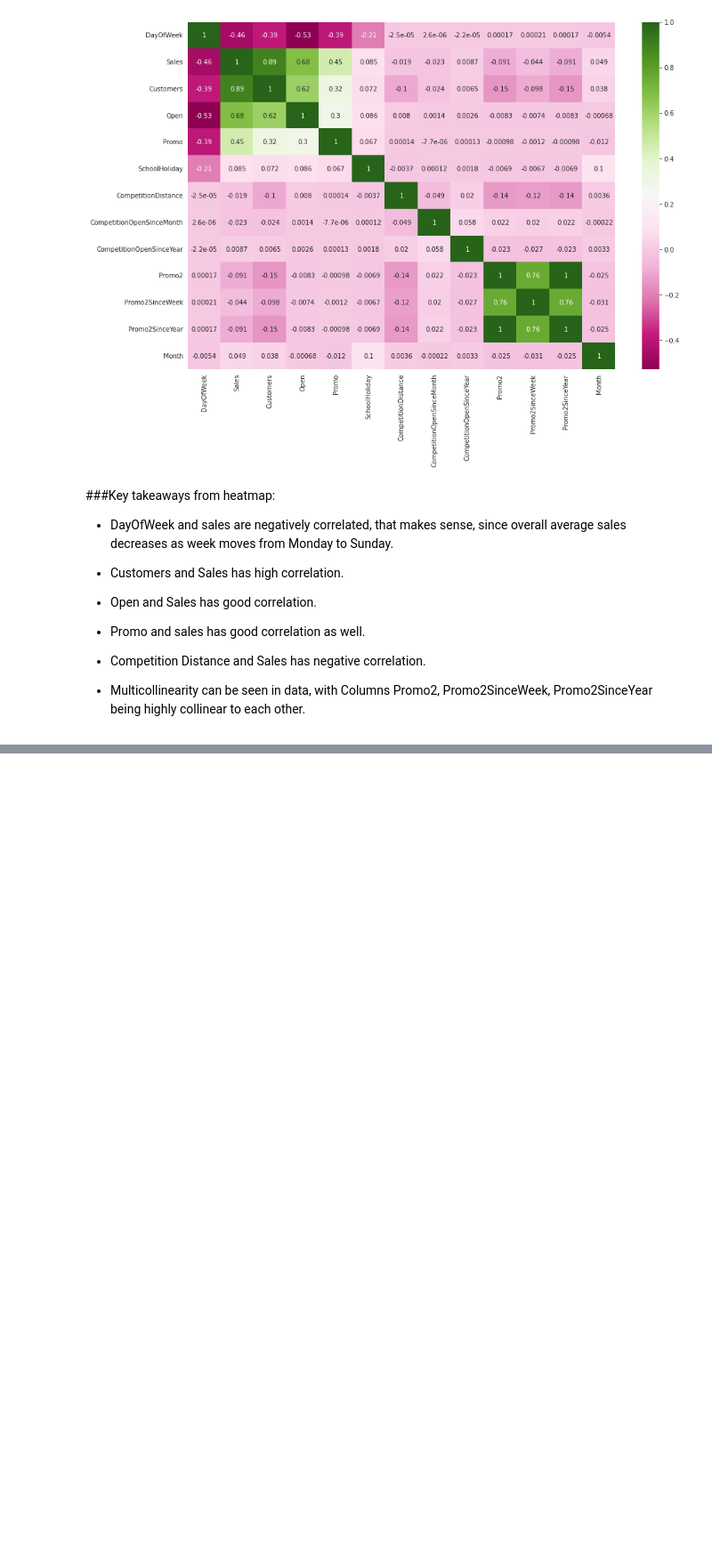
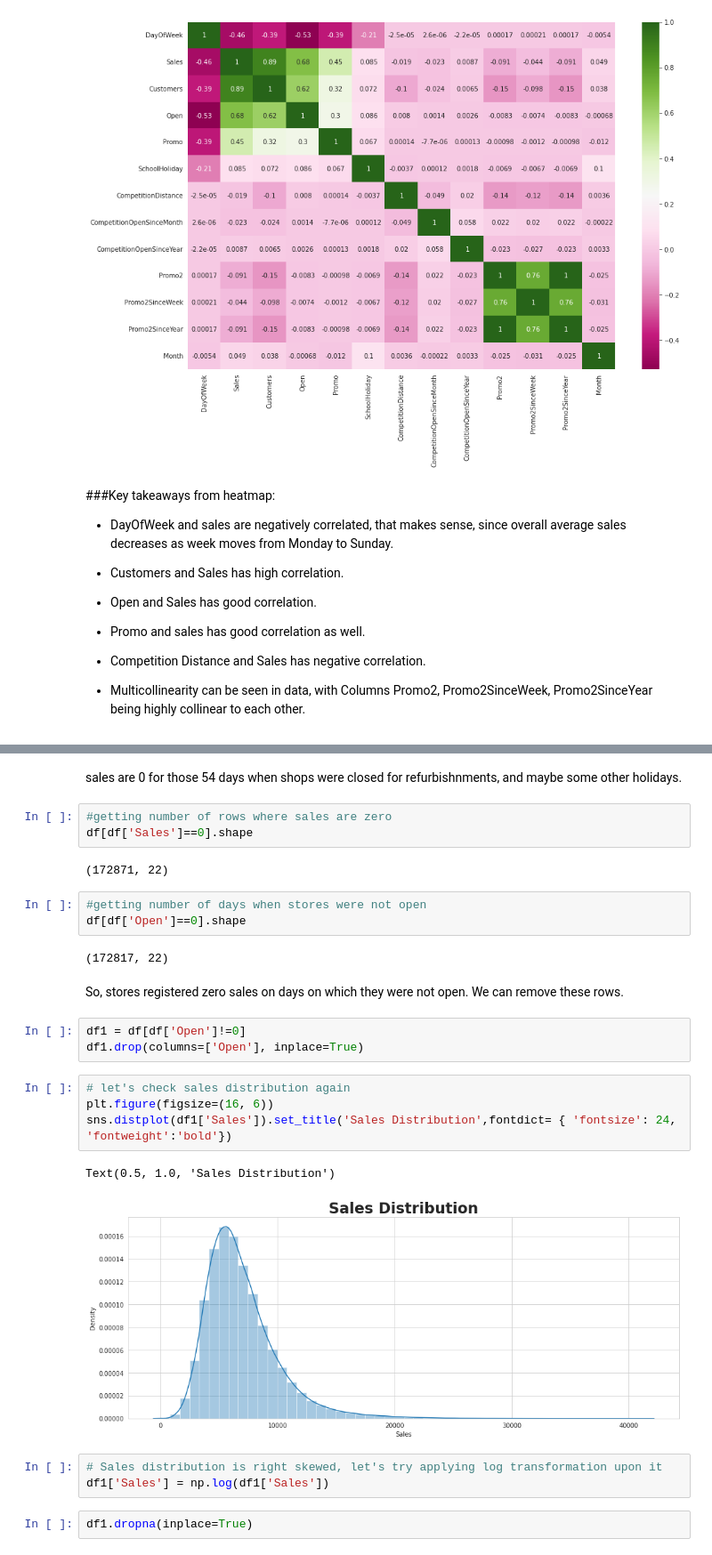
Before and after one commit to Bprs68/Rossmann-Sales-Prediction-, a Jupyter notebook: Rossmann_Sales_Prediction_Capstone_Project.ipynb, the cells around one changed output, grey strips where cells are left out. Shown at 89% size. Cells and saved outputs as stored; diff of their text form; blank space fills up the shorter version.

```diff
--- a/Rossmann_Sales_Prediction_Capstone_Project.ipynb
+++ b/Rossmann_Sales_Prediction_Capstone_Project.ipynb
@@ -585,0 +626,29 @@ ax = sns.heatmap(df_corr.corr(),cmap="PiYG", annot=True)
+# %% [markdown]
+sales are 0 for those 54 days when shops were closed for refurbishnments, and maybe some other holidays.
+# %%
+#getting number of rows where sales are zero
+df[df['Sales']==0].shape
+# %% [output]
+(172871, 22)
+# %%
+#getting number of days when stores were not open
+df[df['Open']==0].shape
+# %% [output]
+(172817, 22)
+# %% [markdown]
+So, stores registered zero sales on days on which they were not open. We can remove these rows.
+# %%
+df1 = df[df['Open']!=0]
+df1.drop(columns=['Open'], inplace=True)
+# %%
+# let's check sales distribution again
+plt.figure(figsize=(16, 6))
+sns.distplot(df1['Sales']).set_title('Sales Distribution',fontdict= { 'fontsize': 24, 'fontweight':'bold'})
+# %% [output]
+Text(0.5, 1.0, 'Sales Distribution')
+[figure, added]
+# %%
+# Sales distribution is right skewed, let's try applying log transformation upon it
+df1['Sales'] = np.log(df1['Sales'])
+# %%
+df1.dropna(inplace=True)
```
Also changed, not shown: parts of 36 cells of this notebook.
